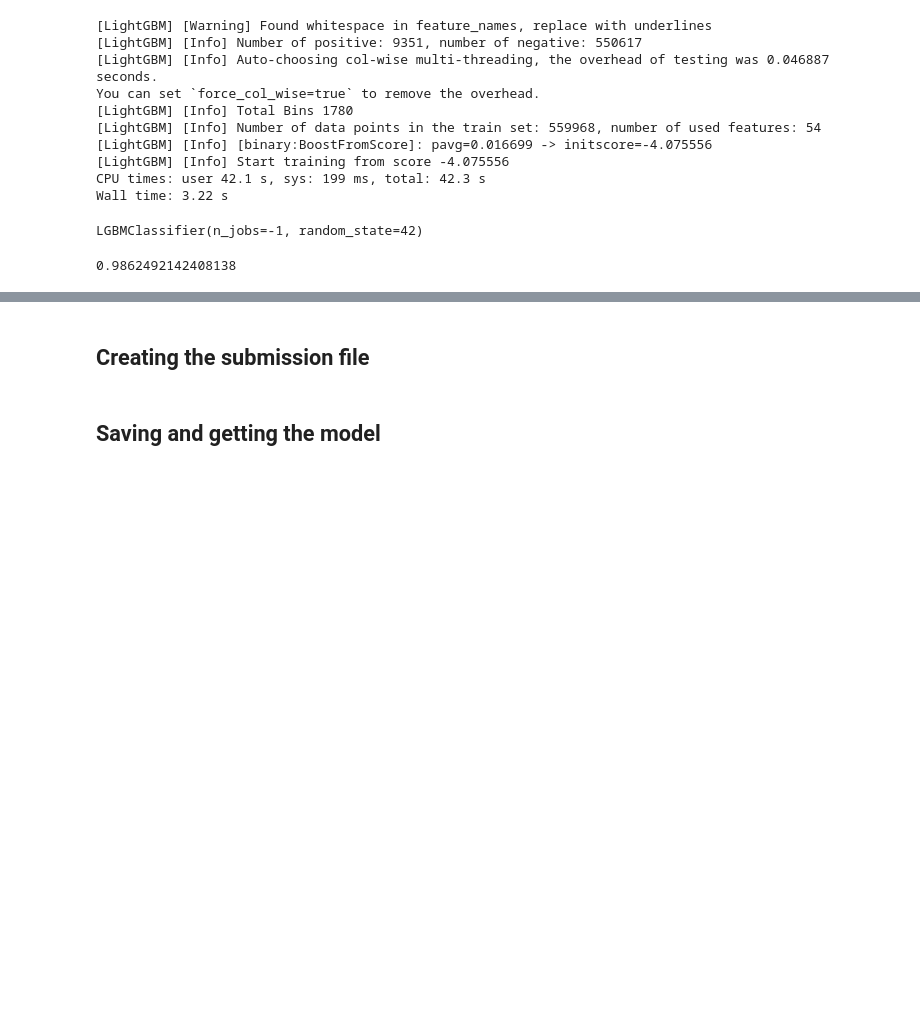
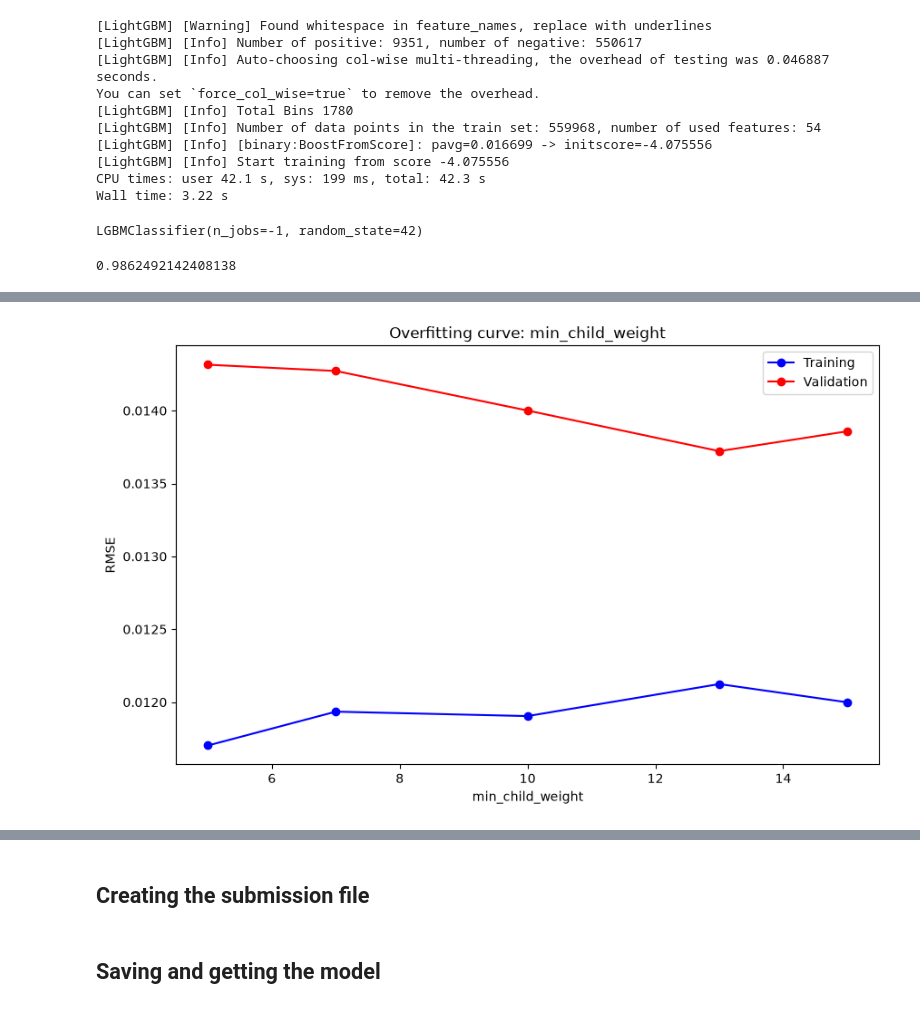
Before and after one commit to theju-bot/ml, a Jupyter notebook: 7 - predicting_credit_card_fraud.ipynb, the cells around one changed output, grey strips where cells are left out. Drawn from its saved outputs; the diff is of its cells as text; code cells hidden in the pictures; blank space fills up the shorter version.

```diff
--- a/7 - predicting_credit_card_fraud.ipynb
+++ b/7 - predicting_credit_card_fraud.ipynb
@@ -399,0 +465,5 @@ lgbm_model.score(X_test, y_test)
+# %%
+%%time
+
+test_param_and_plot(XGBClassifier, 'min_child_weight', [5, 7, 10, 13, 15], **params) # min children to branch
+# %% [output]
@@ -399,0 +472 @@ lgbm_model.score(X_test, y_test)
+[figure, added]
```
Also changed, not shown: parts of 21 cells of this notebook.
